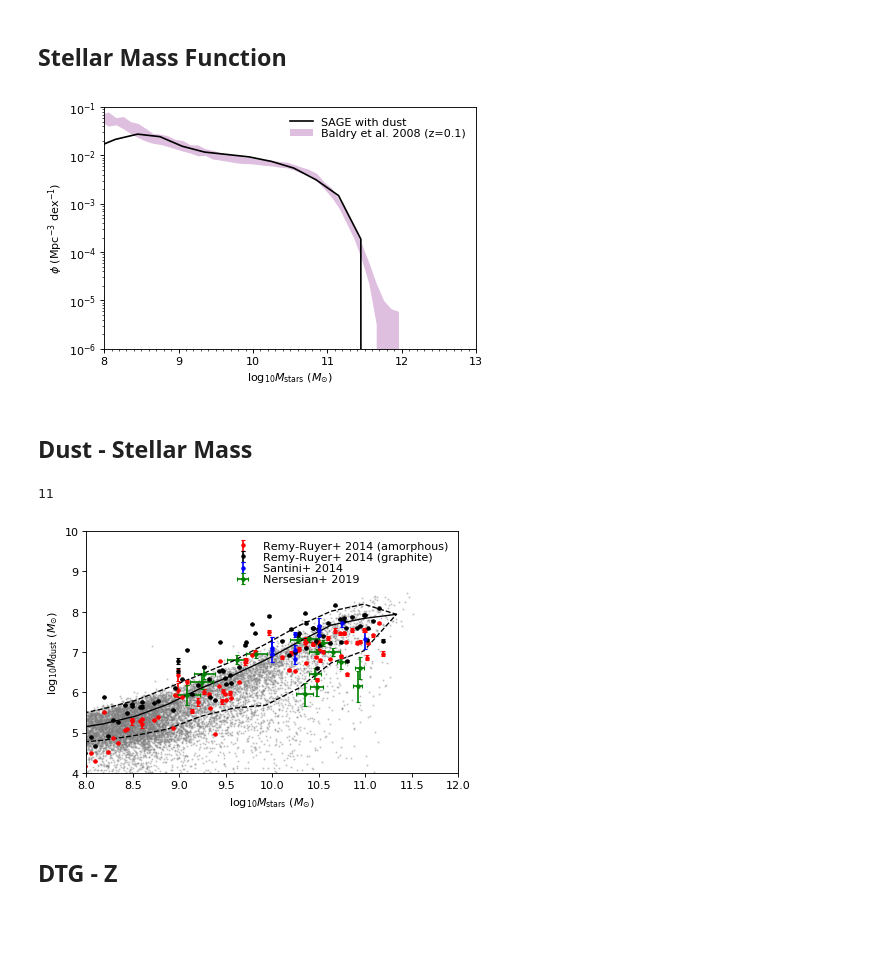
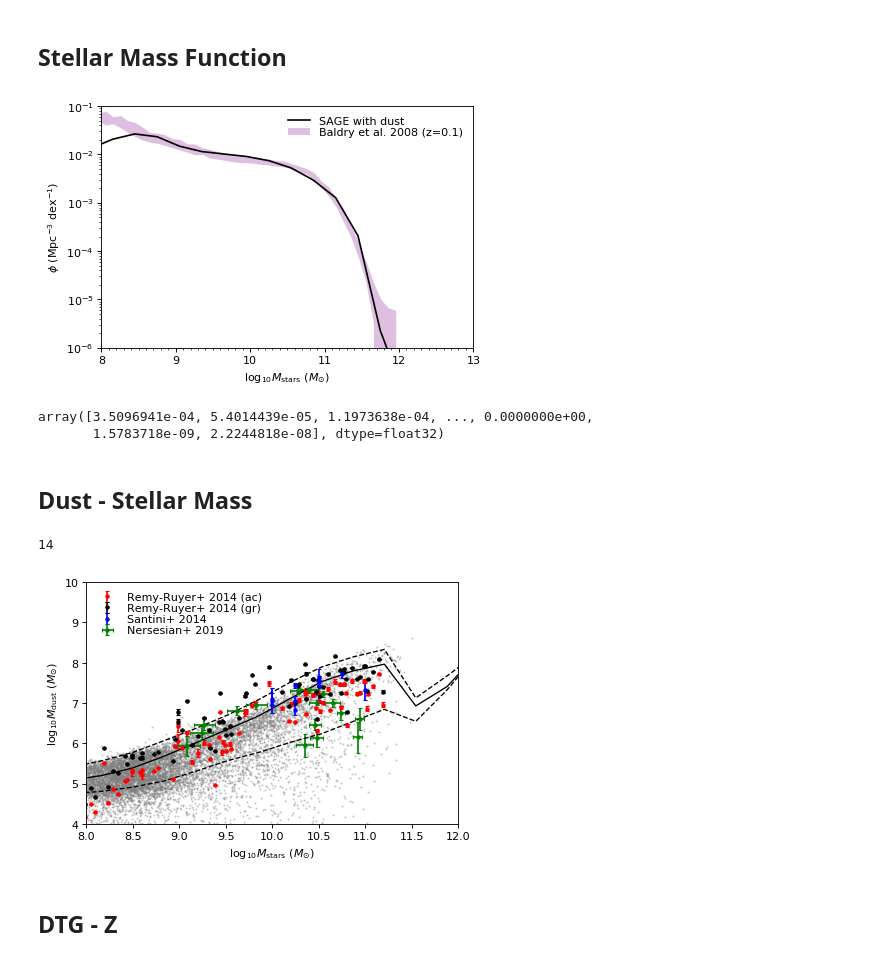
Before and after one commit to darrencroton/sage, a Jupyter notebook: analysis/allresults-new.ipynb, the cells around one changed output. Cells and saved outputs as stored; diff of their text form; code cells hidden in the pictures; blank space fills up the shorter version.

```diff
--- a/analysis/allresults-new.ipynb
+++ b/analysis/allresults-new.ipynb
@@ -8,10 +8,10 @@ matplotlib.rcParams.update({'errorbar.capsize': 2})
 from random import sample, seed
 # %%
 Hubble_h = 0.73
-BoxSize = ((62.5**3) * (8/8))**(1/3)
-#BoxSize = ((500**3) * (1/125))**(1/3)
+#BoxSize = ((62.5**3) * (8/8))**(1/3)
+BoxSize = ((500**3) * (512/512))**(1/3)
 #BoxSize = ((250**3) * (1/125))**(1/3)
 print(BoxSize)
-dilute = 10000
+dilute = 5000
 sSFRcut = -11.0
 # %% [output]
@@ -19,12 +19,12 @@ sSFRcut = -11.0
 # %%
-directory = '../src/auxdata/trees/play/'
+directory = '../../output/dust-full/'
 filename = 'model'
 redshift = [0.000, 1.386, 2.070, 3.060, 4.179, 5.289, 6.197, 7.272] #millennium
 #redshift = [0.024, 1.309, 2.051, 3.033, 4.088, 5.127, 6.044, 7.098] #genesis
 #redshift = [0.000, 1.379, 2.028, 3.060, 4.043, 5.161, 6.231, 7.313] #bolshoi
 #redshift = [0.000]
 firstfile = 0
-lastfile = 7
+lastfile = 511
 MaxTreeFiles = lastfile - firstfile + 1
 # %%
 def galdtype():
@@ -387,10 +387,10 @@ leg.draw_frame(False)  # Don't want a box frame
 for t in leg.get_texts():  # Reduce the size of the text
     t.set_fontsize('medium')
 
-#plt.savefig('plots/SMF-new-dust.png')
+plt.savefig('plots/SMF-new-dust-full.png')
 plt.show()
 # %% [output]
-[figure, old version]
+[figure, new version]
 # %%
 HI_rr, Z_rr, H2_rr, atomic_rr, logdust_rr, logdust2_rr, dustpercent_rr, logstar_rr = np.loadtxt('remy-ruyers.txt', usecols=(1,3,4,6,9,7,8,10), unpack=True)
 
@@ -417,6 +417,9 @@ plt.xlim(1e7, 1e12)
 plt.ylim(1e4, 1e10)
 '''
 G_history[0].ColdDust
+# %% [output]
+array([3.5096941e-04, 5.4014439e-05, 1.1973638e-04, ..., 0.0000000e+00,
+       1.5783718e-09, 2.2244818e-08], dtype=float32)
 # %%
 logdusterr_rr = np.log10((dusterr_rr + dust_rr) / dust_rr)
 #plt.errorbar(np.log10(star_rr), np.log10(dust_rr), np.log10((dusterr_rr + dust_rr) / dust_rr), fmt='.')
@@ -450,38 +453,38 @@ plt.plot(bins-delta/2, median, 'k-', linewidth=1.2)
 #plt.fill_between(bins-delta/2, perc1, perc2, facecolor='b', alpha=0.2)
 plt.plot(bins-delta/2, perc1, 'k--', linewidth=1.2)
 plt.plot(bins-delta/2, perc2, 'k--', linewidth=1.2)
 
-plt.errorbar(np.log10(star_rr), np.log10(dust_rr), yerr=np.log10((dusterr_rr + dust_rr) / dust_rr), fmt='r.', label="Remy-Ruyer+ 2014 (amorphous)")
-plt.errorbar(np.log10(star_rr), np.log10(dust2_rr), np.log10((dusterr_rr + dust2_rr) / dust2_rr), fmt='k.', label="Remy-Ruyer+ 2014 (graphite)")
+plt.errorbar(np.log10(star_rr), np.log10(dust_rr), yerr=np.log10((dusterr_rr + dust_rr) / dust_rr), fmt='r.', label="Remy-Ruyer+ 2014 (ac)")
+plt.errorbar(np.log10(star_rr), np.log10(dust2_rr), np.log10((dusterr_rr + dust2_rr) / dust2_rr), fmt='k.', label="Remy-Ruyer+ 2014 (gr)")
 
 
 #Data from Santini et al. 2014
 logmass = (10, 10, 10, 10.25, 10.25, 10.25, 10.5, 10.5, 10.5, 10.75, 11)
 logdust = (7.11, 7.06, 6.95, 6.83, 7.05, 7.44, 7.42, 7.55, 7.64, 7.71, 7.31)
 low_err = (0.15, 0.13, 0.19, 0.13, 0.08, 0.07, 0.43, 0.14, 0.06, 0.1, 0.23)
 upp_err = (0.26, 0.31, 0.3, 0.13, 0.12, 0.05, 0.07, 0.3, 0.04, 0.05, 0.26)
 plt.errorbar(logmass, logdust, yerr=np.array([low_err, upp_err]), fmt='b.', label='Santini+ 2014')
 
 #Data from Dustpedia (Nersesian et al. 2019)
 logmass = (10.92, 10.94, 10.35, 10.48, 10.46, 10.74, 10.65, 10.48, 10.55, 10.40, 10.28, 9.83, 9.62, 9.27, 9.24, 9.08)
 xerr = (0.05, 0.05, 0.09, 0.07, 0.06, 0.04, 0.08, 0.08, 0.08, 0.10, 0.09, 0.11, 0.11, 0.11, 0.12, 0.14)
 logdust = (6.15, 6.6, 5.95, 6.12, 6.46, 6.74, 7.00, 7.01, 7.23, 7.31, 7.29, 6.94, 6.81, 6.46, 6.25, 5.93)
 yerr = (0.38, 0.27, 0.28, 0.22, 0.13, 0.16, 0.09, 0.07, 0.07, 0.06, 0.07, 0.09, 0.11, 0.14, 0.17, 0.25)
 plt.errorbar(logmass, logdust, yerr=yerr, xerr=xerr, fmt='g.', label='Nersesian+ 2019')
 plt.xlim(8, 12)
 plt.ylim(4, 10)
 plt.xlabel(r'$\log_{10} M_{\mathrm{stars}}\ (M_{\odot})$')  # and the x-axis labels
 plt.ylabel(r'$\log_{10} M_{\mathrm{dust}}\ (M_{\odot})$')  # and the x-axis labels
 
 leg = plt.legend(loc=0, numpoints=1, labelspacing=0.1)
 leg.draw_frame(False)  # Don't want a box frame
 for t in leg.get_texts():  # Reduce the size of the text
     t.set_fontsize('medium')
 
-#plt.savefig('plots/dust-mass-new-dust.png')
+plt.savefig('plots/dust-mass-new-dust-full.png')
 # %% [output]
-11
+14
-[figure, old version]
+[figure, new version]
 # %% [markdown]
 ## DTG - Z
 # %%
```
Also changed, not shown: parts of 8 cells of this notebook.
